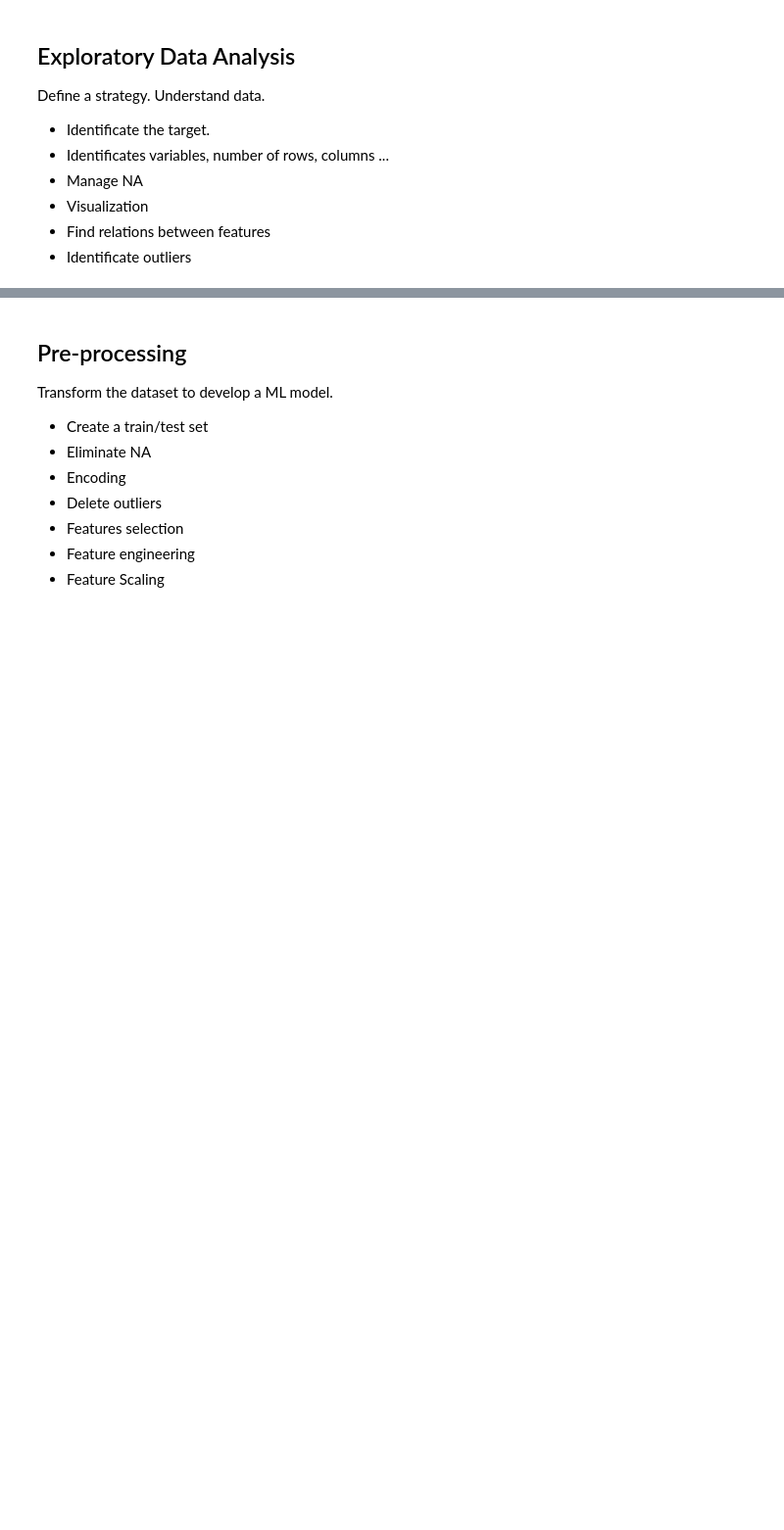
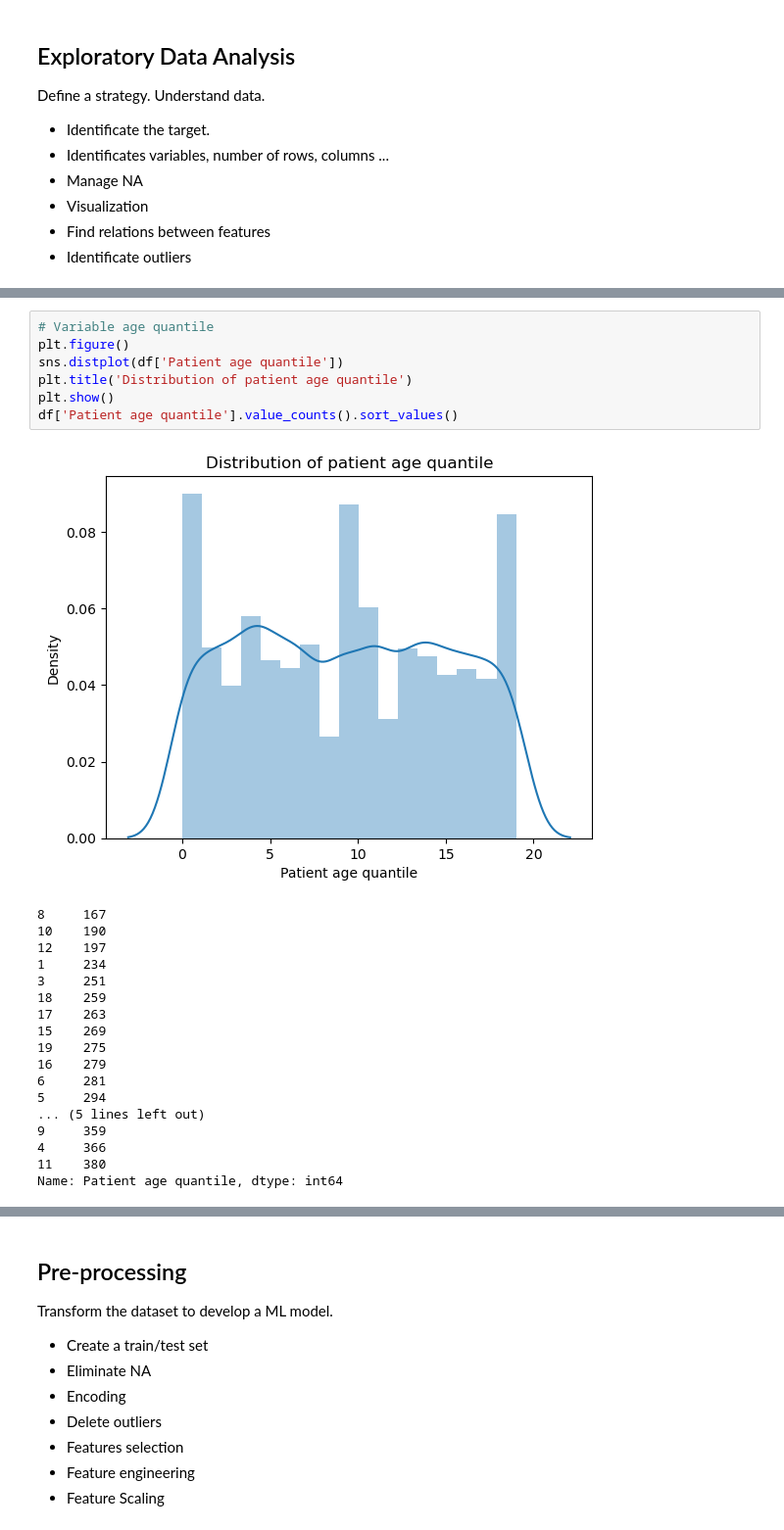
Before and after one commit to AugustinCablant/Learning-ML, a Jupyter notebook: MACHINE LEARNING/projet_covid.ipynb, the cells around one changed output, grey strips where cells are left out. Shown at 98% size. Drawn from its saved outputs; the diff is of its cells as text; blank space fills up the shorter version.

```diff
--- a/MACHINE LEARNING/projet_covid.ipynb
+++ b/MACHINE LEARNING/projet_covid.ipynb
@@ -116,0 +182,26 @@ See the caveats in the documentation: https://pandas.pydata.org/pandas-docs/stab
+# %%
+# Variable age quantile
+plt.figure()
+sns.distplot(df['Patient age quantile'])
+plt.title('Distribution of patient age quantile')
+plt.show()
+df['Patient age quantile'].value_counts().sort_values()
+# %% [output]
+[figure, added]
+8     167
+10    190
+12    197
+1     234
+3     251
+18    259
+17    263
+15    269
+19    275
+16    279
+6     281
+5     294
+... (5 lines left out)
+9     359
+4     366
+11    380
+Name: Patient age quantile, dtype: int64
```
Also changed, not shown: parts of 12 cells of this notebook.
